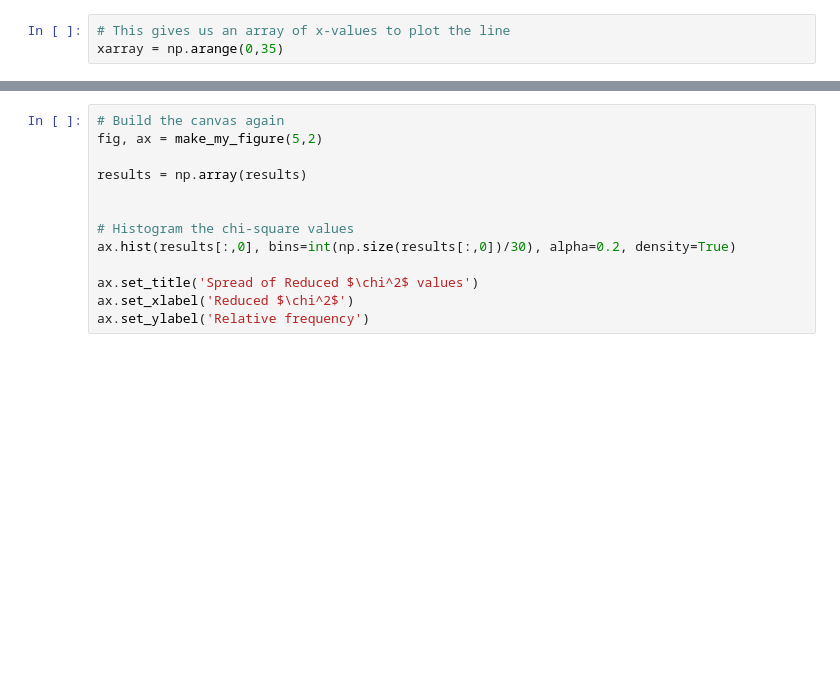
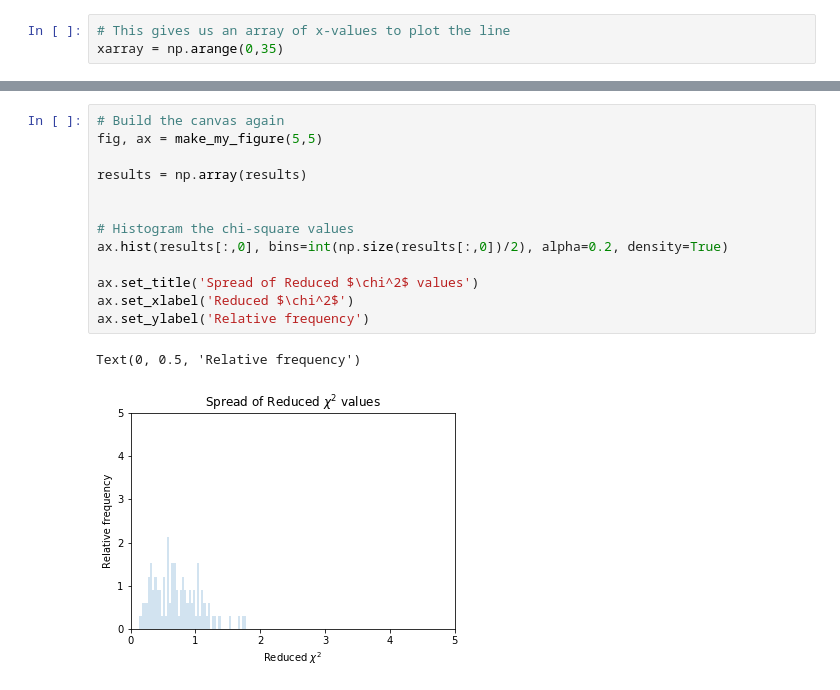
Before and after one commit to UChicagoPhysics/PHYS250, a Jupyter notebook: Examples/MockFittingData.ipynb, the cells around one changed output, grey strips where cells are left out. Saved outputs shown, nothing was run; the diff lists cells and outputs as text; blank space fills up the shorter version.

```diff
--- a/Examples/MockFittingData.ipynb
+++ b/Examples/MockFittingData.ipynb
@@ -455,16 +475,19 @@ for rr in 1+np.arange(1000):
 # %%
 # Build the canvas again
-fig, ax = make_my_figure(5,2)
+fig, ax = make_my_figure(5,5)
 
 results = np.array(results)
 
 
 # Histogram the chi-square values
-ax.hist(results[:,0], bins=int(np.size(results[:,0])/30), alpha=0.2, density=True)
+ax.hist(results[:,0], bins=int(np.size(results[:,0])/2), alpha=0.2, density=True)
 
 ax.set_title('Spread of Reduced $\chi^2$ values')
 ax.set_xlabel('Reduced $\chi^2$')
 ax.set_ylabel('Relative frequency')
+# %% [output]
+Text(0, 0.5, 'Relative frequency')
+[figure, added]
 # %%
 # Build the canvas again
 fig, ax = make_my_figure(5,2)
```
Also changed, not shown: parts of 12 cells of this notebook, 1 other file.
